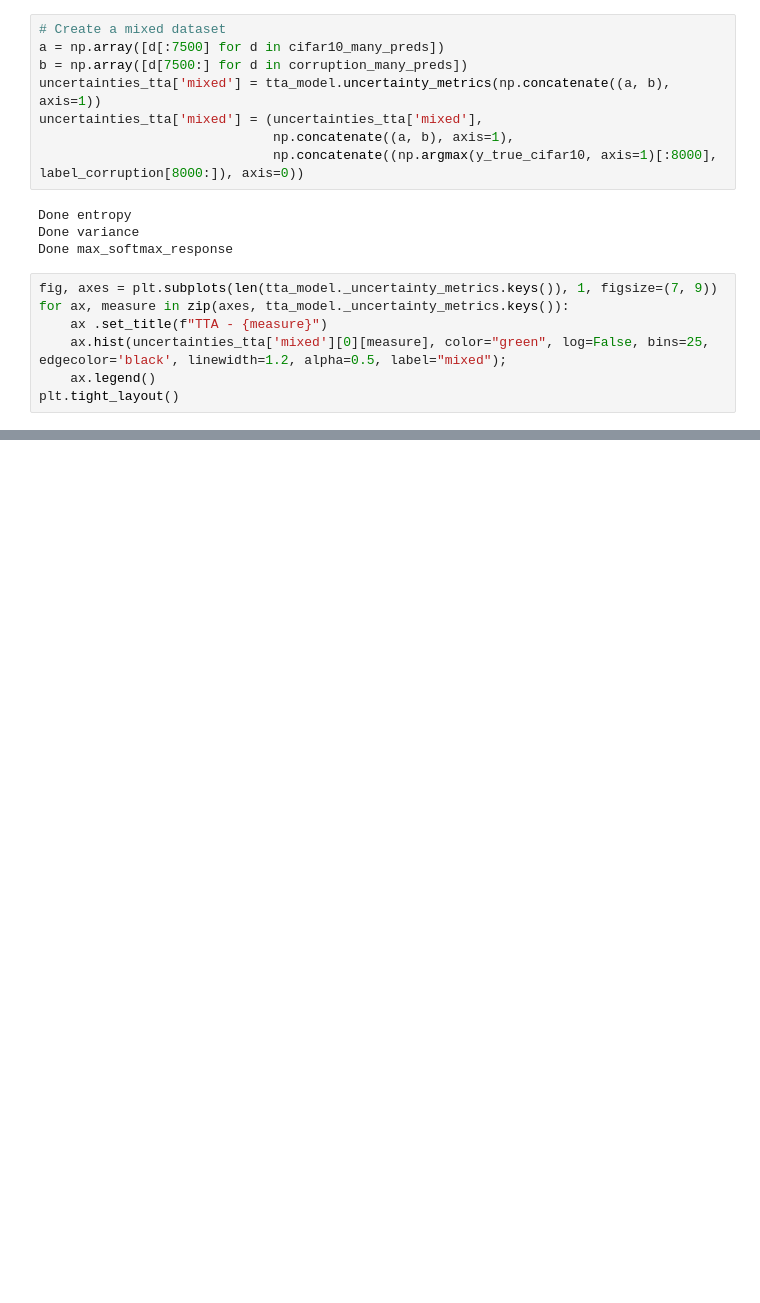
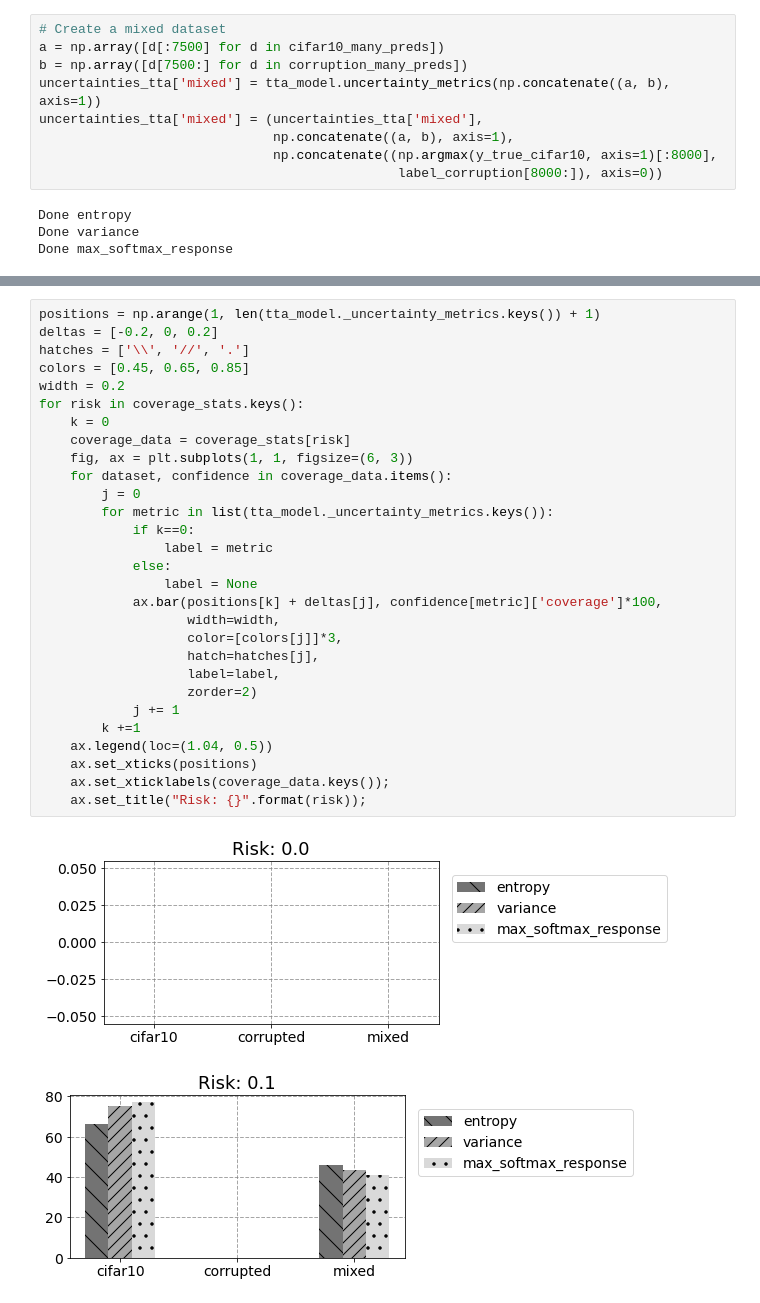
Before and after one commit to richter43/MLAUtils, a Jupyter notebook: Selective_classification.ipynb, the cells around one changed output, grey strips where cells are left out. Saved outputs shown, nothing was run; the diff lists cells and outputs as text; blank space fills up the shorter version.

```diff
--- a/Selective_classification.ipynb
+++ b/Selective_classification.ipynb
@@ -297,15 +308,9 @@ b = np.array([d[7500:] for d in corruption_many_preds])
 uncertainties_tta['mixed'] = tta_model.uncertainty_metrics(np.concatenate((a, b), axis=1))
 uncertainties_tta['mixed'] = (uncertainties_tta['mixed'],
                               np.concatenate((a, b), axis=1),
-                              np.concatenate((np.argmax(y_true_cifar10, axis=1)[:8000], label_corruption[8000:]), axis=0))
+                              np.concatenate((np.argmax(y_true_cifar10, axis=1)[:8000],
+                                              label_corruption[8000:]), axis=0))
 # %% [output]
 Done entropy
 Done variance
 Done max_softmax_response
-# %%
-fig, axes = plt.subplots(len(tta_model._uncertainty_metrics.keys()), 1, figsize=(7, 9))
-for ax, measure in zip(axes, tta_model._uncertainty_metrics.keys()):
-    ax .set_title(f"TTA - {measure}")
-    ax.hist(uncertainties_tta['mixed'][0][measure], color="green", log=False, bins=25, edgecolor='black', linewidth=1.2, alpha=0.5, label="mixed");
-    ax.legend()
-plt.tight_layout()
@@ -350,0 +348,32 @@ max_softmax_response
+# %%
+positions = np.arange(1, len(tta_model._uncertainty_metrics.keys()) + 1)
+deltas = [-0.2, 0, 0.2]
+hatches = ['\\', '//', '.']
+colors = [0.45, 0.65, 0.85]
+width = 0.2
+for risk in coverage_stats.keys():
+    k = 0
+    coverage_data = coverage_stats[risk]
+    fig, ax = plt.subplots(1, 1, figsize=(6, 3))
+    for dataset, confidence in coverage_data.items():
+        j = 0
+        for metric in list(tta_model._uncertainty_metrics.keys()):
+            if k==0:
+                label = metric
+            else:
+                label = None
+            ax.bar(positions[k] + deltas[j], confidence[metric]['coverage']*100,
+                   width=width,
+                   color=[colors[j]]*3,
+                   hatch=hatches[j],
+                   label=label,
+                   zorder=2)
+            j += 1
+        k +=1
+    ax.legend(loc=(1.04, 0.5))
+    ax.set_xticks(positions)
+    ax.set_xticklabels(coverage_data.keys());
+    ax.set_title("Risk: {}".format(risk));
+# %% [output]
+[figure, added]
+[figure, added]
```
Also changed, not shown: parts of 16 cells of this notebook, 1 other file.
